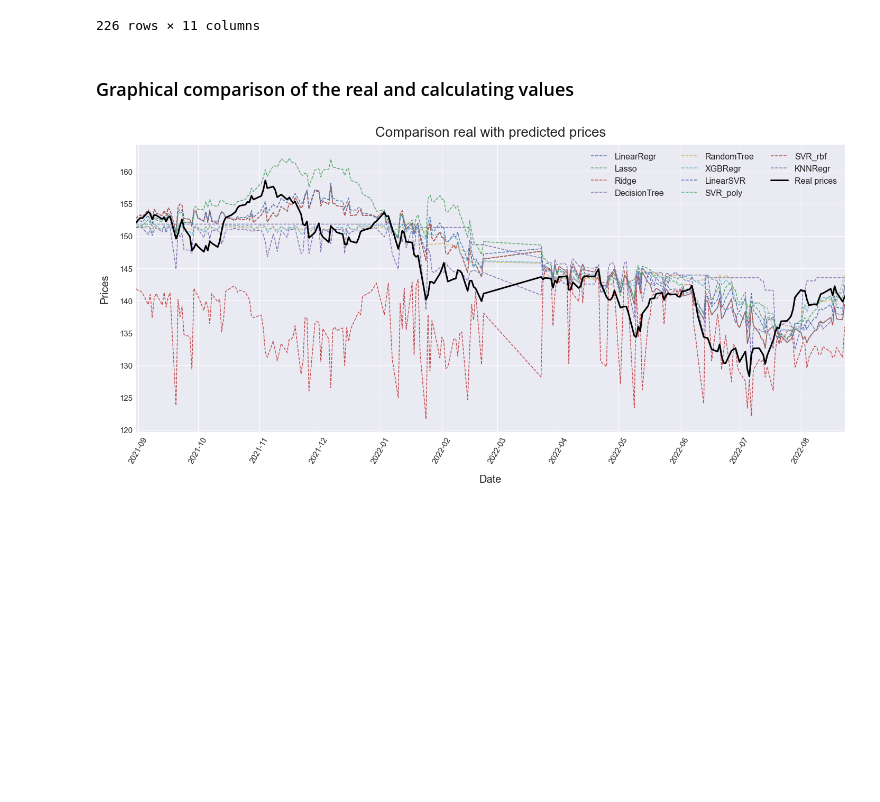
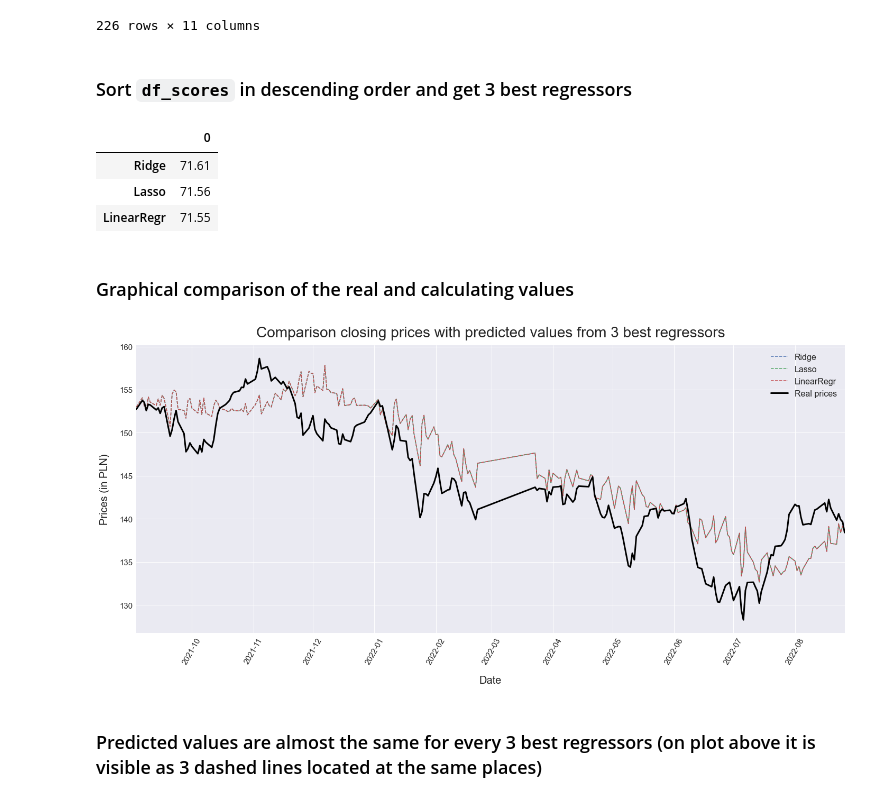
Before and after one commit to KrzysztofSobota/Price_predictions-data-from-Stooq.com-, a Jupyter notebook: stooq-TimeSeriesCV.ipynb, the cells around one changed output. Cells and saved outputs as stored; diff of their text form; code cells hidden in the pictures; blank space fills up the shorter version.

```diff
--- a/stooq-TimeSeriesCV.ipynb
+++ b/stooq-TimeSeriesCV.ipynb
@@ -168,16 +169,23 @@ plt.show()
 # %% [markdown]
 #### Plot prices, moving average and both prices band
 # %%
-f = plt.figure(figsize=(24,8))
+f, ax = plt.subplots(figsize=(24, 10))
 
-for i in ['Price', 'MA30', 'Upper Band', 'Lower Band']:
-    plt.plot(x, df[i], label=f'{i}')
+columns_list = ['Price', 'MA30']
+colors_list = ['navy', 'red']
+line_styles = ['-', '-.']
+labels_list = ['Closing price', 'MA30']
 
-plt.xlabel("Date", fontsize=18, labelpad=18)
-plt.ylabel('', fontsize=18, labelpad=18)
+for column, color, style, label in zip(columns_list, colors_list, line_styles, labels_list):
+    plt.plot(x, df[column], color=color, ls=style, label=label)
+
+ax.fill_between(x, df['Upper Band'], df['Lower Band'], color='green', alpha=0.25)
+plt.xlabel("Date", fontsize=20, labelpad=18)
+plt.ylabel('Price (in PLN)', fontsize=20, labelpad=18)
+plt.tick_params(axis='both', width=1.5, length=6, labelsize=15)
 plt.xlim([x.min(), x.max()])
-plt.title("Bollinger Band Plot for Overall Period", fontsize=22, pad=18)
-plt.legend(fontsize=16)
+plt.title("Bollinger Band Plot for overall period", fontsize=26, pad=18)
+plt.legend(loc='upper left', fontsize=16)
 
 plt.show()
 # %% [output]
@@ -344,25 +352,37 @@ df_prices
 | 2022-08-22 | 137.05 | 137.06 | 137.05 | 143.55 | 142.92 | 141.610001 | 138.82 | 140.35 | 131.23 | ... |
 | 2022-08-23 | 139.44 | 139.44 | 139.43 | 143.55 | 144.05 | 143.490005 | 140.85 | 142.28 | 135.92 | ... |
 226 rows × 11 columns
+# %% [markdown]
+### Sort `df_scores` in descending order and get 3 best regressors
+# %%
+df_scores = pd.read_csv('testing_scores.csv')
+(df_scores.T.sort_values(axis=0, by=[0], ascending=False)).iloc[:3,:]
+# %% [output]
+|  | 0 |
+| Ridge | 71.61 |
+| Lasso | 71.56 |
+| LinearRegr | 71.55 |
 # %% [markdown]
 ### Graphical comparison of the real and calculating values
 # %%
-f = plt.figure(figsize=(24,10))
+f = plt.figure(figsize=(24, 10))
 
 x = df_prices.index
 
-for i in regressors_name:
+for i in ['Ridge', 'Lasso', 'LinearRegr']:
     plt.plot(x, df_prices[i], lw=1.5, ls='--', label=f'{i}')
 plt.plot(x, df_prices['y_test'], lw=3, color='k', label='Real prices')
 
 plt.xlabel('Date', fontsize=20, labelpad=18)
-plt.ylabel('Prices', fontsize=20, labelpad=18)
+plt.ylabel('Prices (in PLN)', fontsize=20, labelpad=18)
 plt.xticks(fontsize=15, rotation=60)
 plt.yticks(fontsize=15)
 plt.xlim([x.min(), x.max()])
-plt.title('Comparison real with predicted prices', fontsize=26, pad=16)
-plt.legend(fontsize=16, ncol=3)
+plt.title('Comparison closing prices with predicted values from 3 best regressors', fontsize=28, pad=16)
+plt.legend(fontsize=16)
 
 plt.show()
 # %% [output]
-[figure, old version]
+[figure, new version]
+# %% [markdown]
+### Predicted values are almost the same for every 3 best regressors (on plot above it is visible as 3 dashed lines located at the same places)
```
Also changed, not shown: parts of 14 cells of this notebook, 2 other files.
